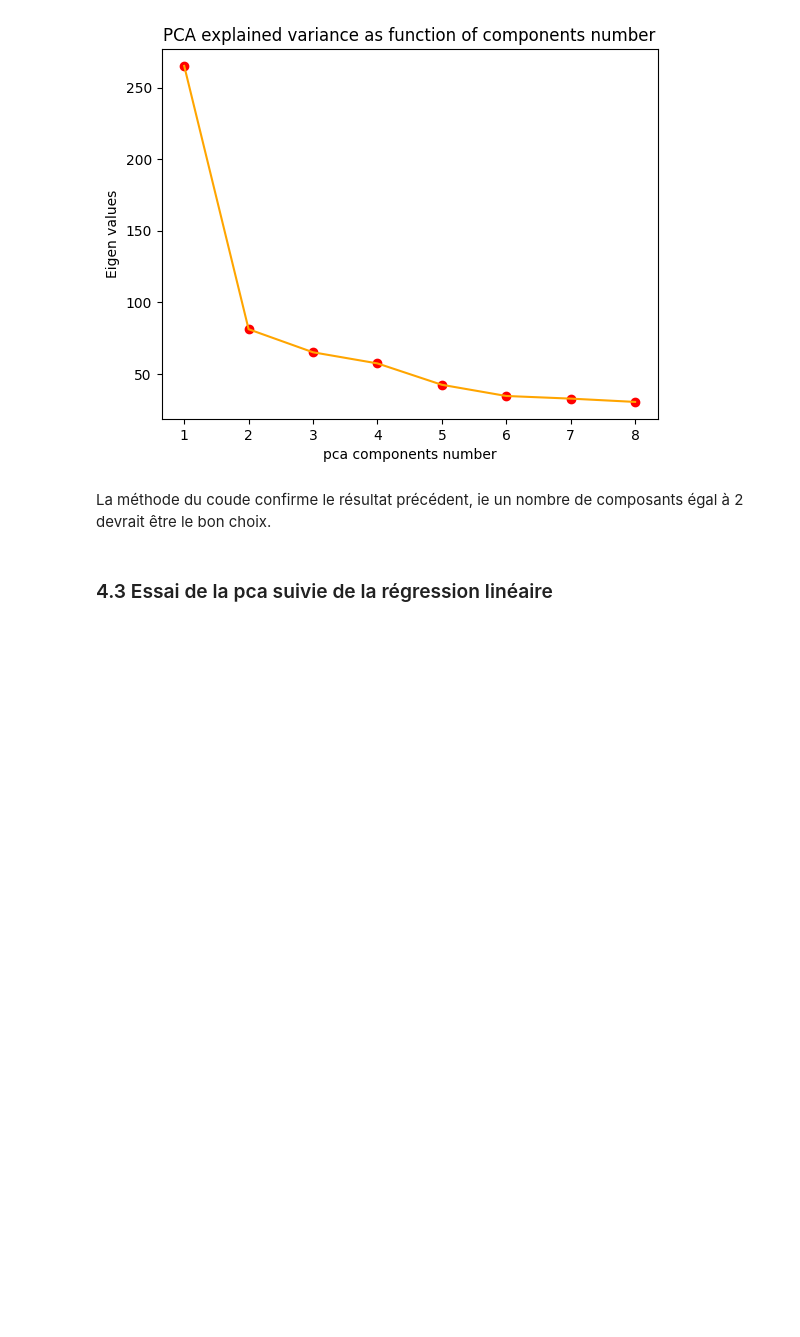
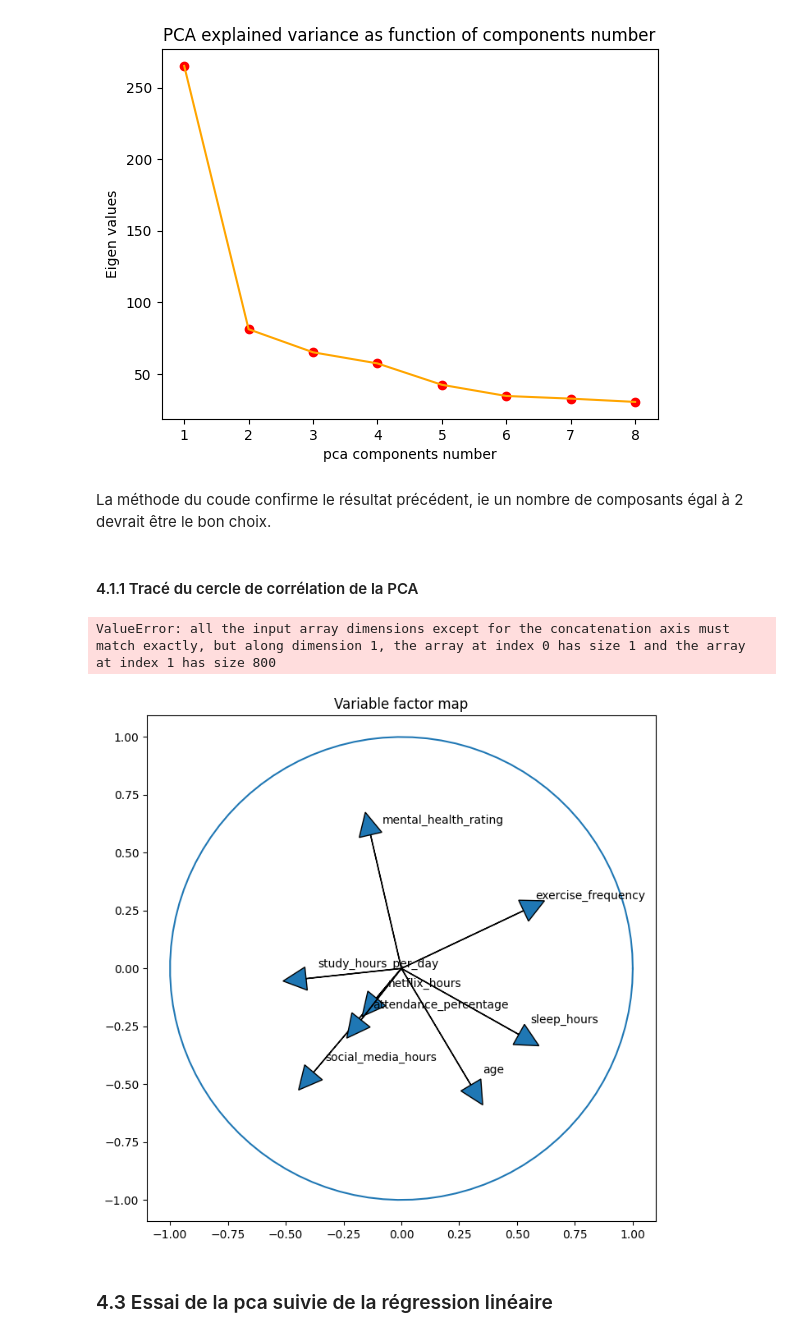
Before and after one commit to smazoyerdatascience/Student-Habits-vs-Academic-Performance, a Jupyter notebook: notebooks/student_habits_performance_ML.ipynb, the cells around one changed output. Drawn from its saved outputs; the diff is of its cells as text; code cells hidden in the pictures; blank space fills up the shorter version.

Commit message:
Correlation circle for PCA with n_components = 2

```diff
--- a/notebooks/student_habits_performance_ML.ipynb
+++ b/notebooks/student_habits_performance_ML.ipynb
@@ -520,6 +521,45 @@ Text(0.5, 1.0, 'PCA explained variance as function of components number')
 [figure]
 # %% [markdown]
 La méthode du coude confirme le résultat précédent, ie un nombre de composants égal à 2 devrait être le bon choix.
+# %% [markdown]
+#### 4.1.1 Tracé du cercle de corrélation de la PCA
+# %%
+X_std_train = stdscl.fit_transform(X_train)
+pca = PCA(n_components=2, random_state=137)
+X_pca_train = pca.fit_transform(X_std_train)
+# %%
+ccircle = []
+eucl_dist = []
+for i,j in enumerate(X_train.T):
+    corr1 = np.corrcoef(j,X_pca_train[:,0])[0,1]
+    corr2 = np.corrcoef(j,X_pca_train[:,1])[0,1]
+    ccircle.append((corr1, corr2))
+    eucl_dist.append(np.sqrt(corr1**2 + corr2**2))
+# %% [output]
+ValueError: all the input array dimensions except for the concatenation axis must match exactly, but along dimension 1, the array at index 0 has size 1 and the array at index 1 has size 800
+# %%
+# Plot a variable factor map for the first two dimensions.
+(fig, ax) = plt.subplots(figsize=(8, 8))
+for i in range(0, pca.components_.shape[1]):
+    ax.arrow(0,
+             0,  # Start the arrow at the origin
+             pca.components_[0, i],  #0 for PC1
+             pca.components_[1, i],  #1 for PC2
+             head_width=0.1,
+             head_length=0.1)
+
+    plt.text(pca.components_[0, i] + 0.05,
+             pca.components_[1, i] + 0.05,
+             X_train.columns.values[i])
+
+
+an = np.linspace(0, 2 * np.pi, 100)
+plt.plot(np.cos(an), np.sin(an))  # Add a unit circle for scale
+plt.axis('equal')
+ax.set_title('Variable factor map')
+plt.show()
+# %% [output]
+[figure, added]
 # %% [markdown]
 ### 4.3 Essai de la pca suivie de la régression linéaire
 # %%
```
Also changed, not shown: parts of 4 cells of this notebook.
